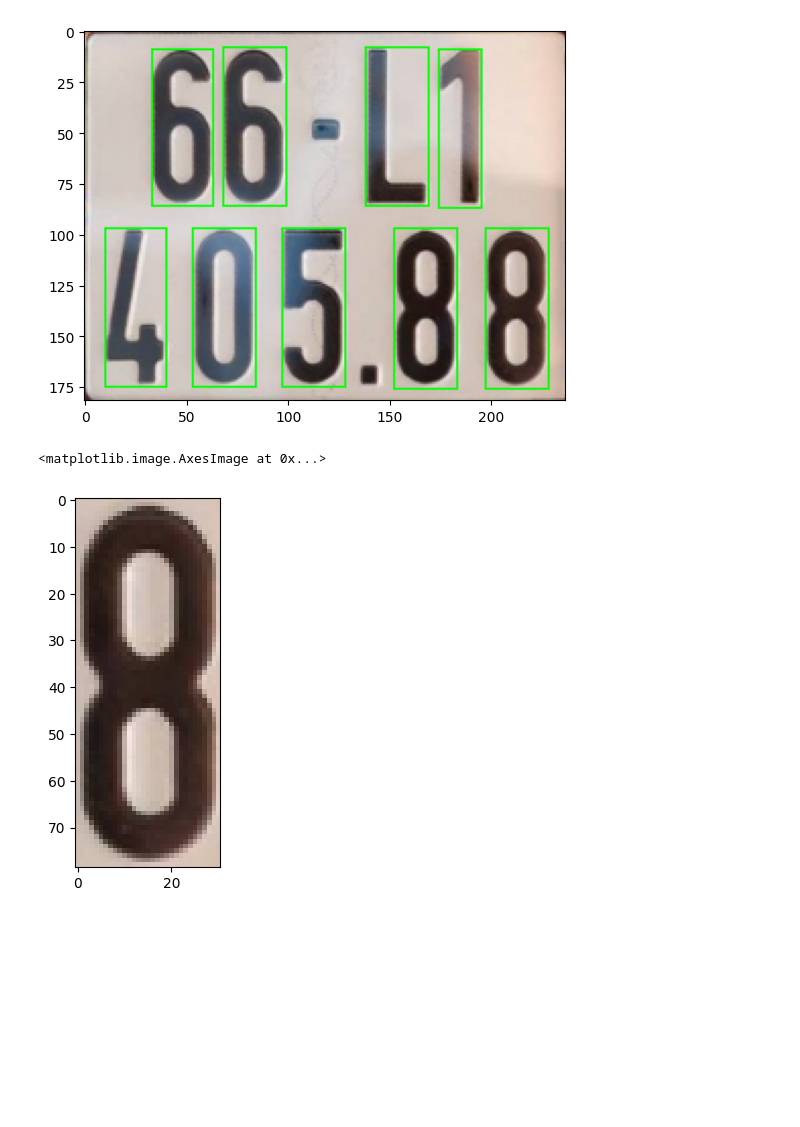
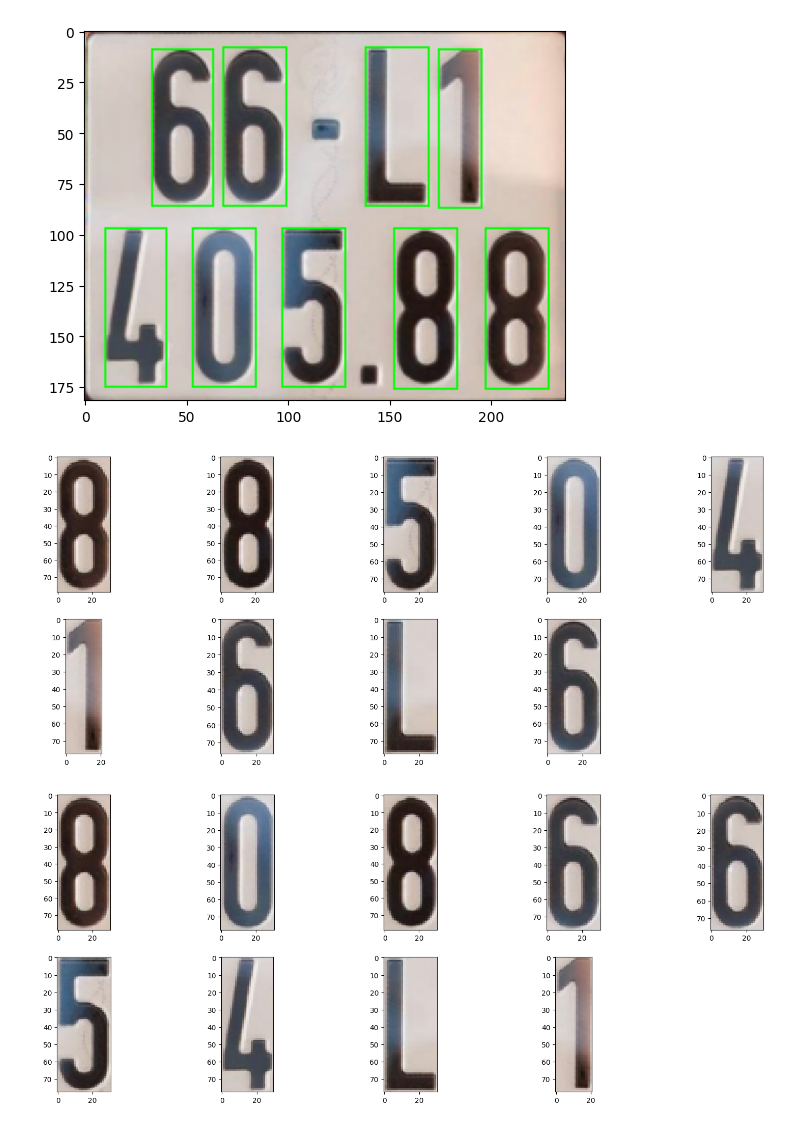
Before and after one commit to PhamTienThanhCong/Python_beginer, a Jupyter notebook: thi giac may tinh/lab5/lab5.ipynb, the cells around one changed output. Saved outputs shown, nothing was run; the diff lists cells and outputs as text; code cells hidden in the pictures; blank space fills up the shorter version.

```diff
--- a/thi giac may tinh/lab5/lab5.ipynb
+++ b/thi giac may tinh/lab5/lab5.ipynb
@@ -254,18 +254,20 @@ plt.imshow(a)
 # %%
 # use getPerspectiveTransform and warpPerspective to get object license plates from dst
 test = dst.copy()
-plt.figure(figsize=(40,40))
+t = 0
+# plt figure
+fig = plt.figure(figsize=(20, 20))
 for i in range(len(contours)):
     # draw shape
     x,y,w,h = cv2.boundingRect(contours[i])
-    if w > 10 and h > 10 and w < 100 and h < 100:
+    if w > 20 and h > 20 and w < 100 and h < 100:
+        t += 1
         pts1 = np.float32([[x,y], [x+w, y], [x, y+h], [x+w, y+h]])
         pts2 = np.float32([[0,0], [w, 0], [0, h], [w, h]])
         M = cv2.getPerspectiveTransform(pts1, pts2)
         dst_number = cv2.warpPerspective(test, M, (w, h))
-        plt.subplot(3,2,i+1), plt.imshow(dst_number)
-
-plt.imshow(dst_number)
+        # imshow by subplot
+        plt.subplot(5, 5, t)
+        plt.imshow(dst_number)
 # %% [output]
-<matplotlib.image.AxesImage at 0x...>
-[figure, old version]
+[figure, new version]
@@ -271,0 +278,17 @@ plt.imshow(dst_number)
+# %%
+test = dst.copy()
+t = 0
+# plt figure
+fig = plt.figure(figsize=(20, 20))
+for i in range(1,10):
+    # draw shape
+    x,y,w,h = cv2.boundingRect(contours[i])
+    pts1 = np.float32([[x,y], [x+w, y], [x, y+h], [x+w, y+h]])
+    pts2 = np.float32([[0,0], [w, 0], [0, h], [w, h]])
+    M = cv2.getPerspectiveTransform(pts1, pts2)
+    dst_number = cv2.warpPerspective(test, M, (w, h))
+    # imshow by subplot
+    plt.subplot(5, 5, i)
+    plt.imshow(dst_number)
+# %% [output]
+[figure, added]
```
Also changed, not shown: parts of 1 cell of this notebook.
